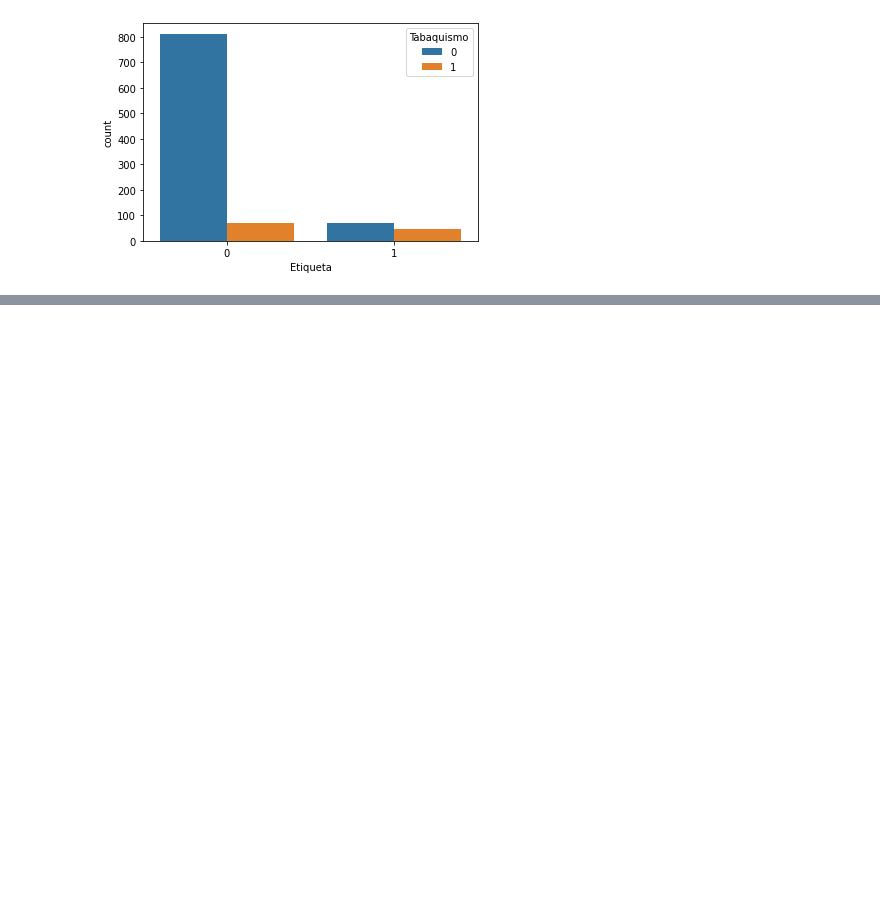
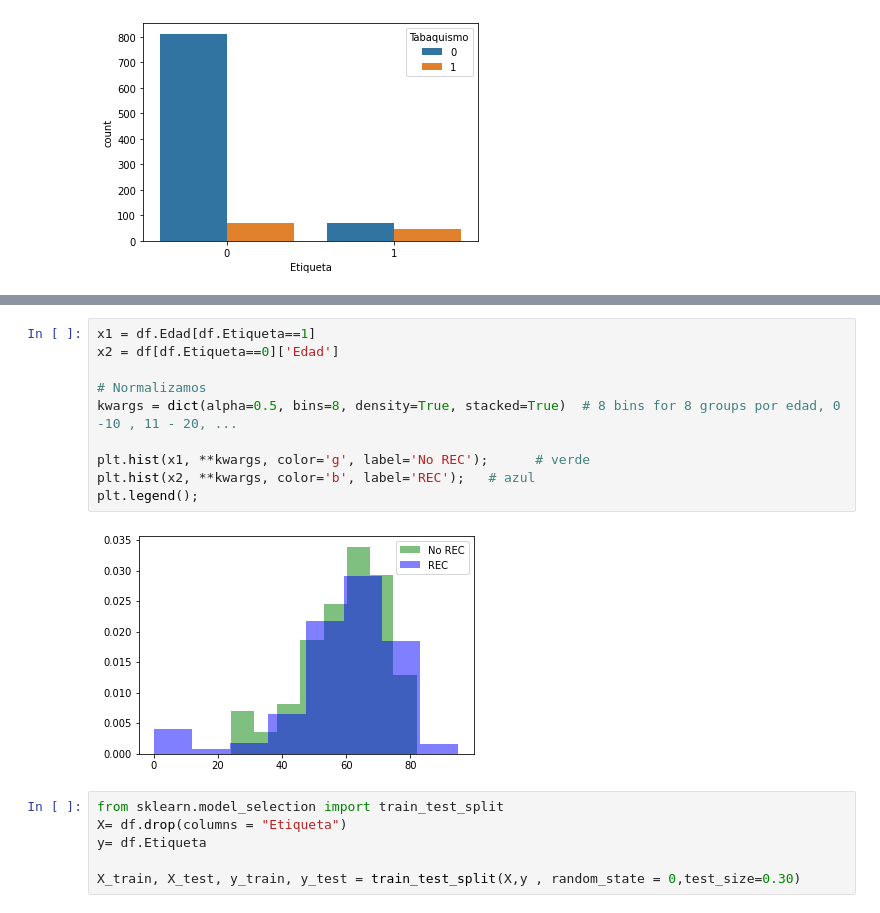
Before and after one commit to villadasonia/Lenguaje-de-Maquina, a Jupyter notebook: SignosVitales.ipynb, the cells around one changed output, grey strips where cells are left out. Saved outputs shown, nothing was run; the diff lists cells and outputs as text; blank space fills up the shorter version.

```diff
--- a/SignosVitales.ipynb
+++ b/SignosVitales.ipynb
@@ -69,0 +99,18 @@ sns.countplot(x="Etiqueta", hue="Tabaquismo", data=df);
+# %%
+x1 = df.Edad[df.Etiqueta==1]
+x2 = df[df.Etiqueta==0]['Edad']
+
+# Normalizamos
+kwargs = dict(alpha=0.5, bins=8, density=True, stacked=True)  # 8 bins for 8 groups por edad, 0 -10 , 11 - 20, ...
+
+plt.hist(x1, **kwargs, color='g', label='No REC');      # verde
+plt.hist(x2, **kwargs, color='b', label='REC');   # azul
+plt.legend();
+# %% [output]
+[figure, added]
+# %%
+from sklearn.model_selection import train_test_split
+X= df.drop(columns = "Etiqueta")
+y= df.Etiqueta
+
+X_train, X_test, y_train, y_test = train_test_split(X,y , random_state = 0,test_size=0.30)
```
Also changed, not shown: parts of 14 cells of this notebook.
